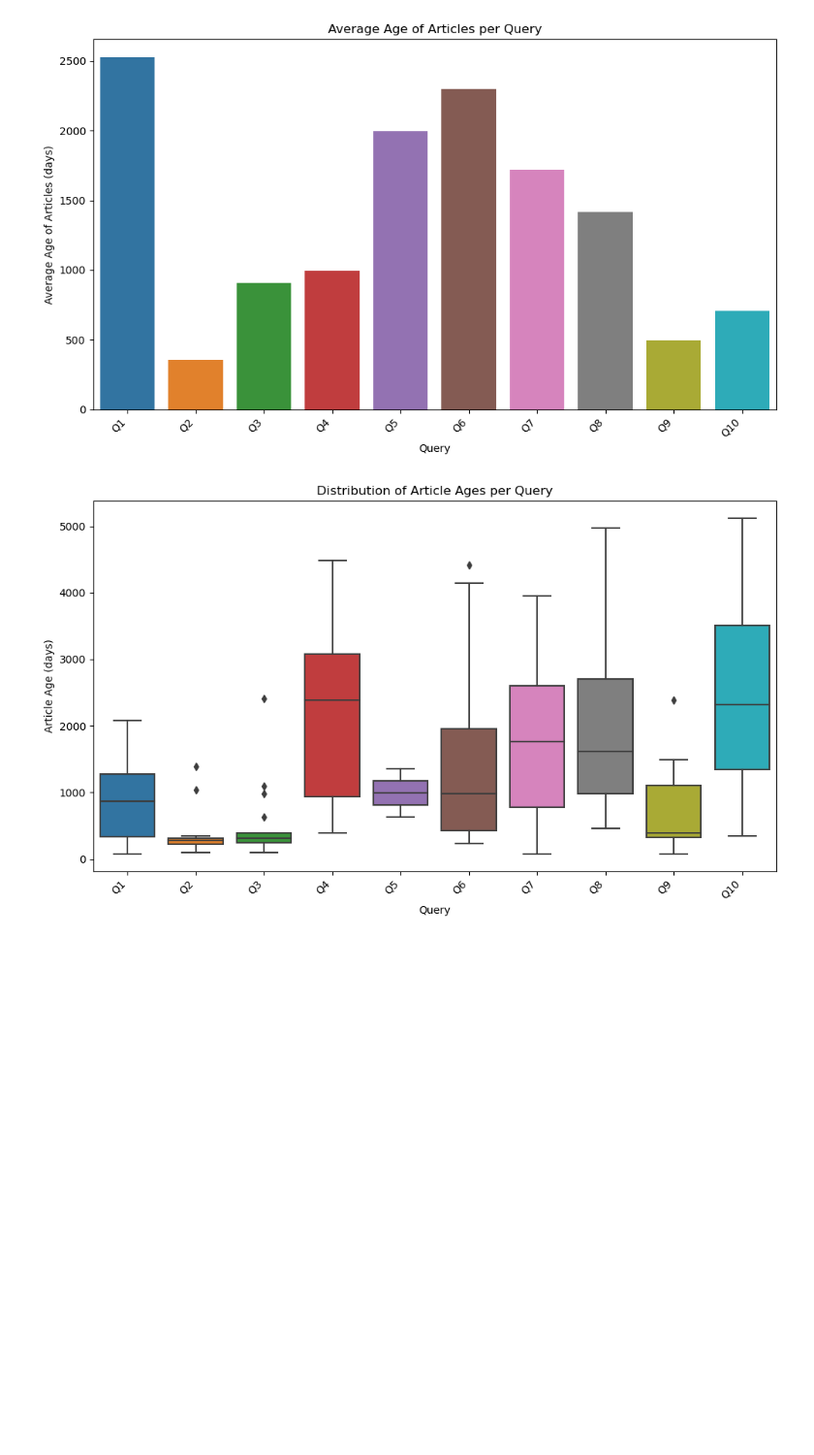
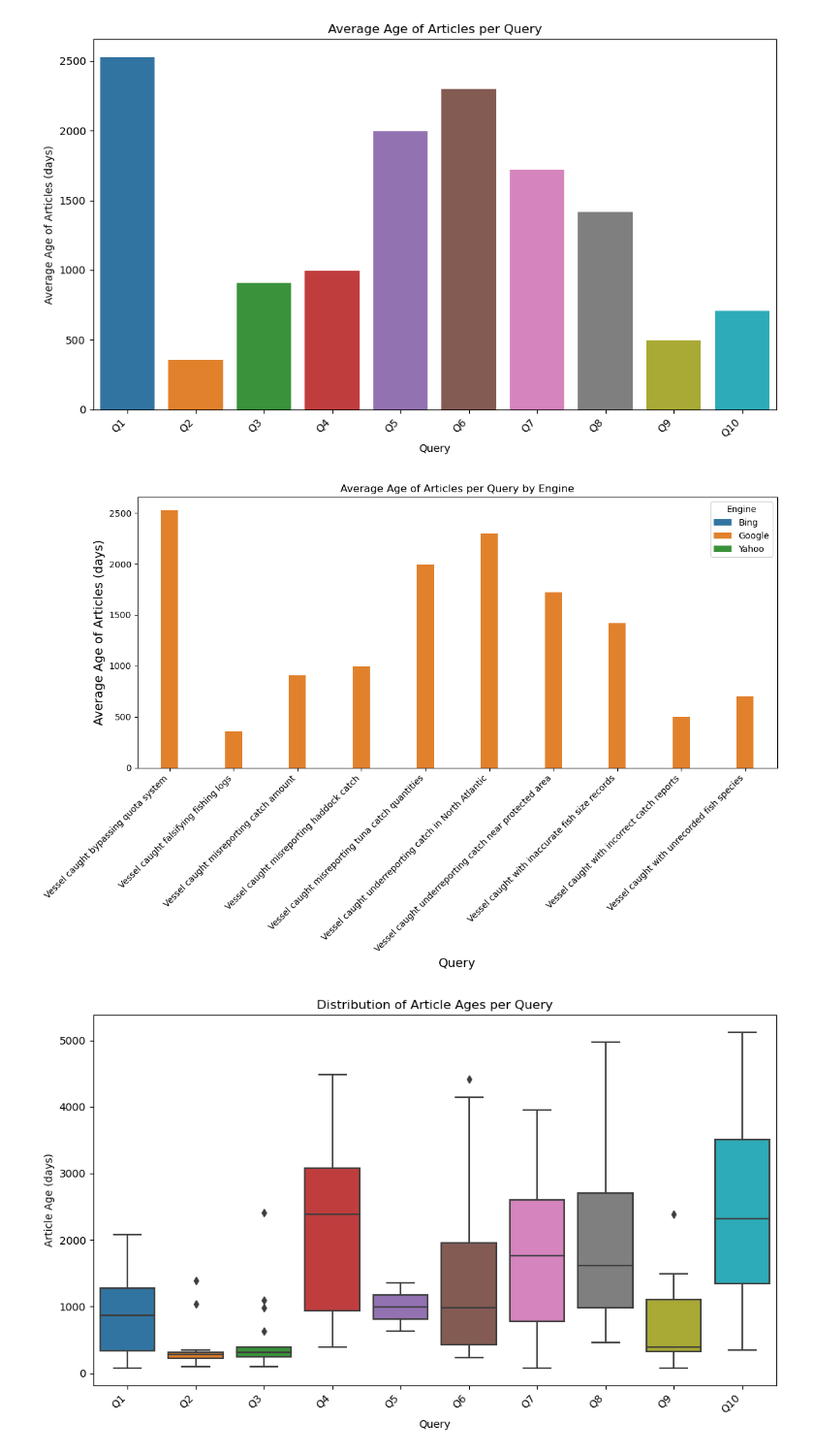
Before and after one commit to cdjuikem/NCI2, a Jupyter notebook: CODES/Classification_test/Statistics.ipynb, the cells around one changed output. Shown at 97% size. Drawn from its saved outputs; the diff is of its cells as text; code cells hidden in the pictures; blank space fills up the shorter version.

```diff
--- a/CODES/Classification_test/Statistics.ipynb
+++ b/CODES/Classification_test/Statistics.ipynb
@@ -149,6 +153,29 @@ plt.tight_layout()
 plt.show()
 # %% [output]
 [figure]
+# %%
+# Convert 'Dates' to datetime and calculate article age
+df['Dates'] = pd.to_datetime(df['Dates'], errors='coerce')
+df['Article Age'] = (datetime.now() - df['Dates']).dt.days
+
+# Group by 'Query' and 'Engine' and calculate average article age
+average_age_per_query_engine = df.groupby(['Query', 'Engine'])['Article Age'].mean().reset_index()
+
+# Adjusting age for Google articles
+df.loc[df['Engine'] == 'Google', 'Article Age'] /= 1000
+
+# Plotting
+plt.figure(figsize=(12, 8))
+sns.barplot(x='Query', y='Article Age', hue='Engine', data=average_age_per_query_engine)
+plt.title('Average Age of Articles per Query by Engine')
+plt.xlabel('Query', fontsize=14)
+plt.ylabel('Average Age of Articles (days)', fontsize=14)
+plt.xticks(rotation=45, ha='right')
+plt.legend(title='Engine', loc='upper right')
+plt.tight_layout()
+plt.show()
+# %% [output]
+[figure, added]
 # %%
 # Convert 'Dates' to datetime and calculate article age
 df['Dates'] = pd.to_datetime(df['Dates'], errors='coerce')
```
Also changed, not shown: parts of 2 cells of this notebook.
